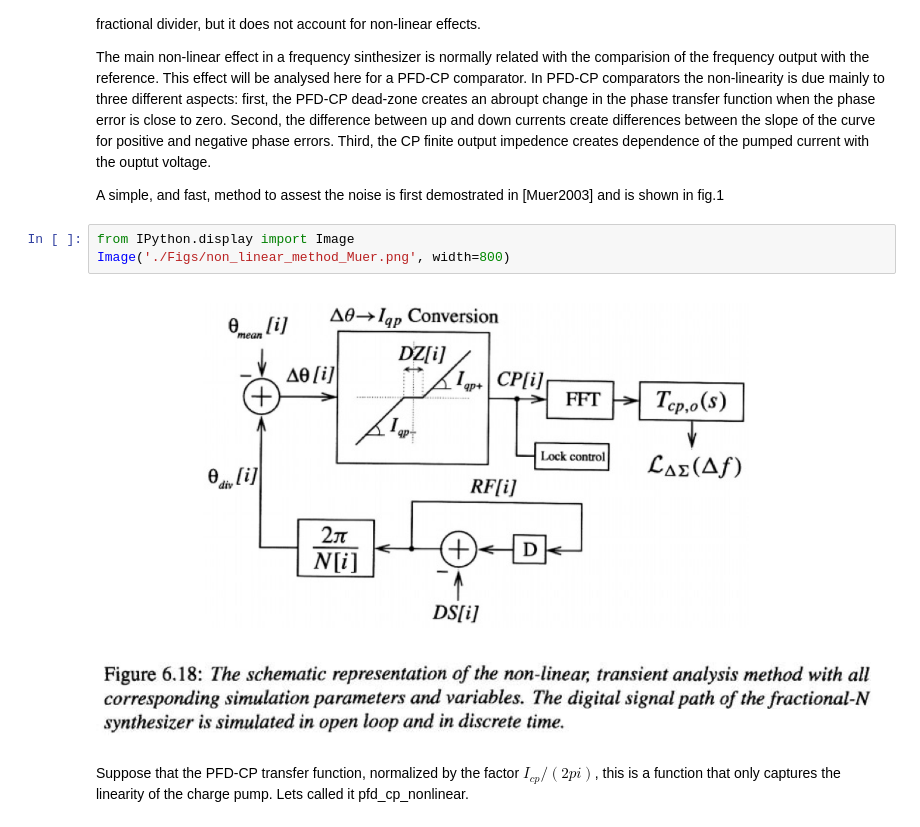
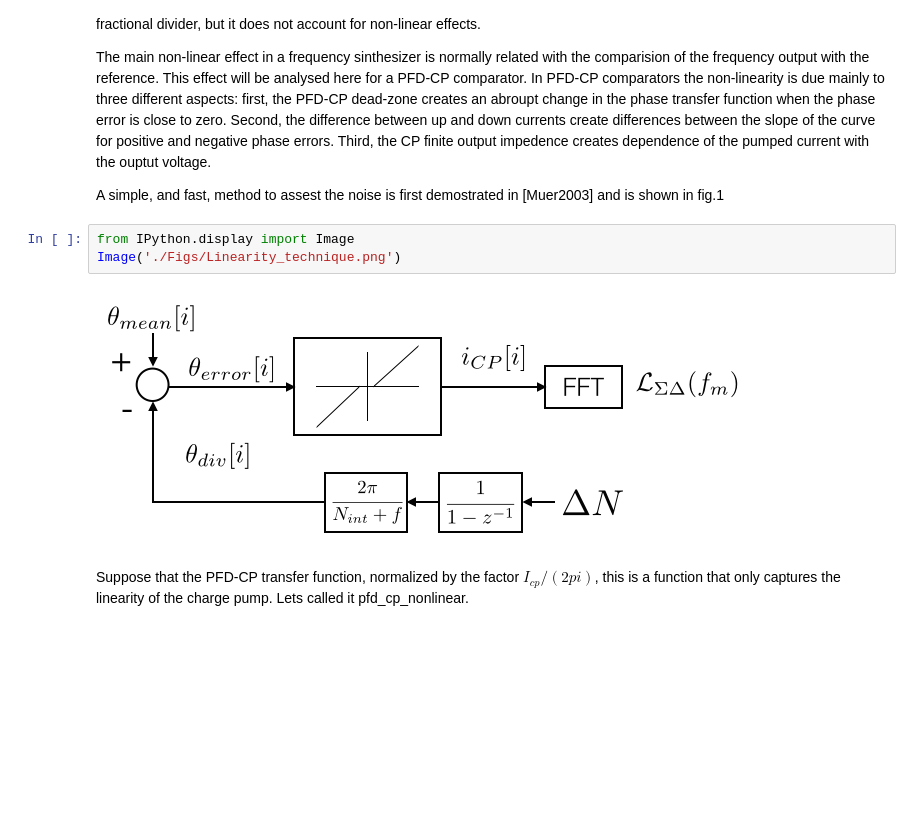
Before and after one commit to gitter-badger/plldesigner, a Jupyter notebook: notebooks/Linearity.ipynb, the cells around one changed output. Saved outputs shown, nothing was run; the diff lists cells and outputs as text; blank space fills up the shorter version.

Commit message:
improve the linearity explanation

```diff
--- a/notebooks/Linearity.ipynb
+++ b/notebooks/Linearity.ipynb
@@ -21,9 +21,9 @@ The main non-linear effect in a frequency sinthesizer is normally related with t
 A simple, and fast, method to assest the noise is first demostrated in [Muer2003] and is shown in fig.1
 # %%
 from IPython.display import Image
-Image('./Figs/non_linear_method_Muer.png', width=800)
+Image('./Figs/Linearity_technique.png')
 # %% [output]
-[figure, old version]
+[figure, new version]
 # %% [markdown]
 Suppose that the PFD-CP transfer function, normalized by the factor $I_{cp}/(2 pi)$, this is a function that only captures the linearity of the charge pump. Lets called it pfd_cp_nonlinear.
 # %%
```
Also changed, not shown: parts of 1 cell of this notebook.
